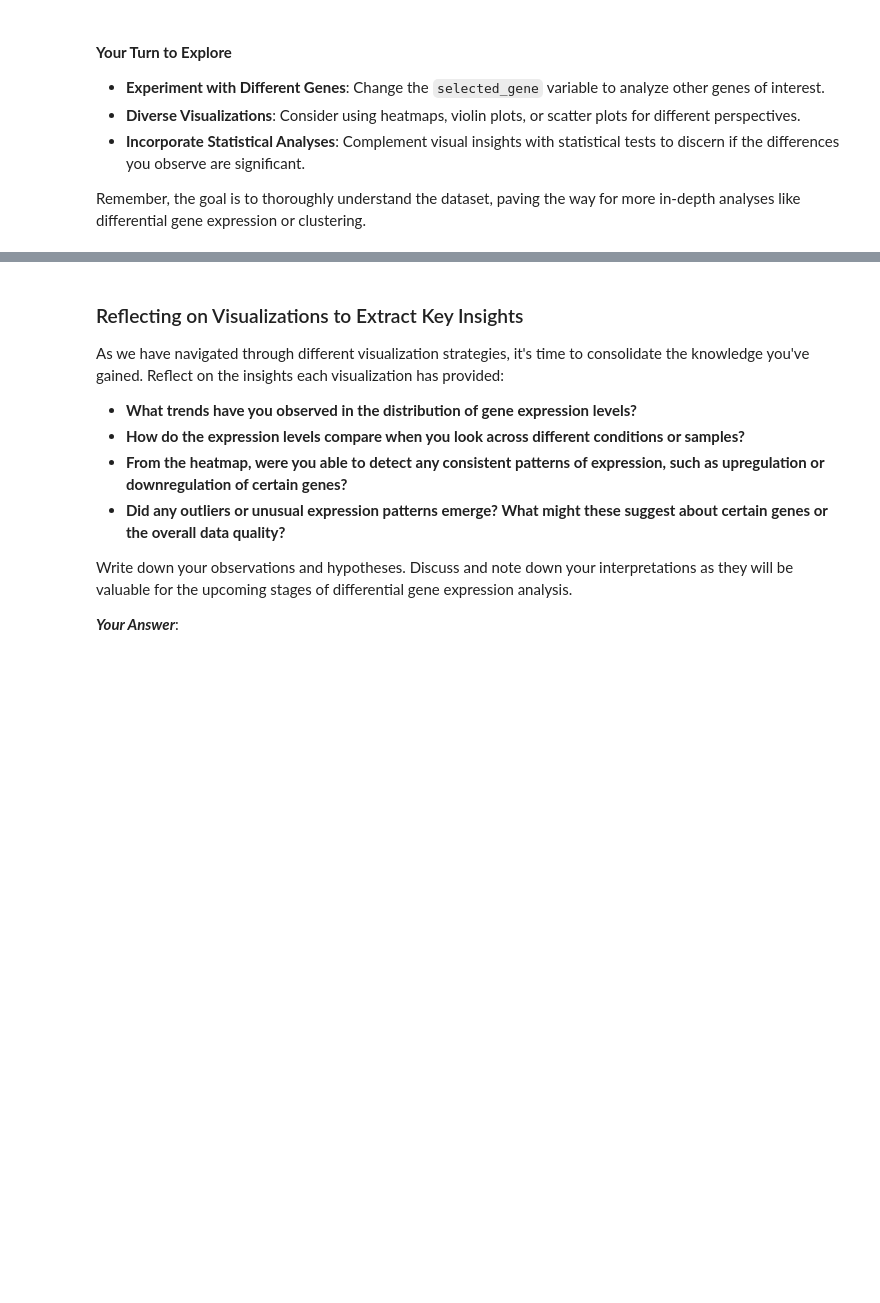
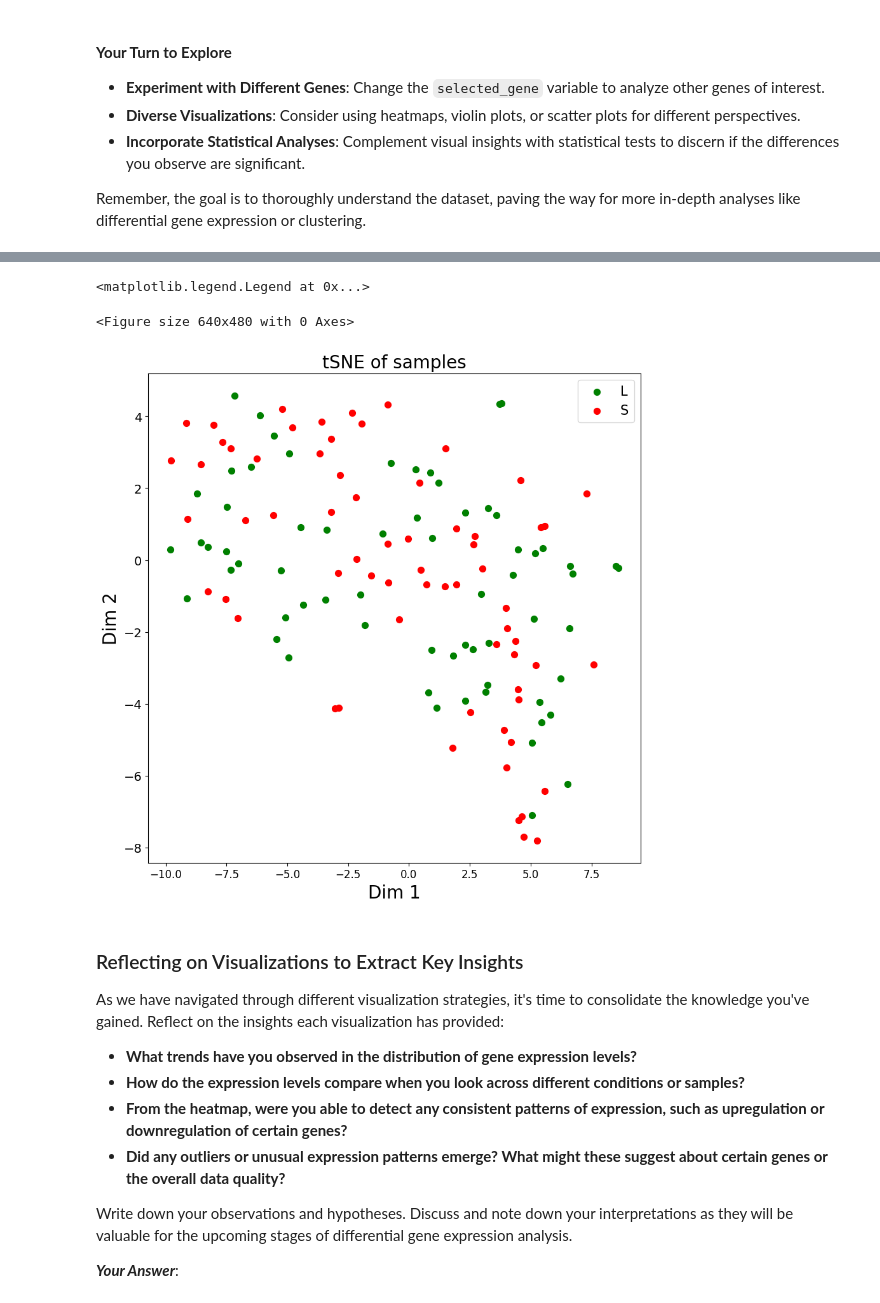
Before and after one commit to amirezzati/bioinformatics-project, a Jupyter notebook: the-songbird-study/SongBirdStudy.ipynb, the cells around one changed output, grey strips where cells are left out. Drawn from its saved outputs; the diff is of its cells as text; code cells hidden in the pictures; blank space fills up the shorter version.

```diff
--- a/the-songbird-study/SongBirdStudy.ipynb
+++ b/the-songbird-study/SongBirdStudy.ipynb
@@ -447,0 +517,3 @@ Remember, the goal is to thoroughly understand the dataset, paving the way for m
+# %%
+scaler = StandardScaler()
+x_scaled = scaler.fit_transform(x)
@@ -447,0 +530,7 @@ Remember, the goal is to thoroughly understand the dataset, paving the way for m
+# %%
+col_names = list(features[:4])+['Dim 1', 'Dim 2']
+data = np.concatenate( (normalized_data.loc[:, features[:4]].values, tsne_data), axis=1)
+# %%
+tsne_dataframe= pd.DataFrame(data = data, columns = col_names)
+
+tsne_dataframe.head()
@@ -448,3 +544,23 @@ Remember, the goal is to thoroughly understand the dataset, paving the way for m
+# %%
+plt.figure()
+plt.figure(figsize=(10,10))
+plt.xticks(fontsize=12)
+plt.yticks(fontsize=14)
+plt.xlabel('Dim 1',fontsize=20)
+plt.ylabel('Dim 2',fontsize=20)
+plt.title("tSNE of samples",fontsize=20)
+study_groups = ['L', 'S']
+colors = ['g', 'r']
+for study_group, color in zip(study_groups,colors):
+    indicesToKeep = tsne_dataframe['study_group'] == study_group
+    plt.scatter(tsne_dataframe.loc[indicesToKeep, 'Dim 1']
+               , tsne_dataframe.loc[indicesToKeep, 'Dim 2'], c = color, s = 50)
+
+plt.legend(study_groups,prop={'size': 15})
+# %% [output]
+<matplotlib.legend.Legend at 0x...>
+<Figure size 640x480 with 0 Axes>
+[figure, added]
 # %% [markdown]
 ### Reflecting on Visualizations to Extract Key Insights
 
```
Also changed, not shown: parts of 13 cells of this notebook.
